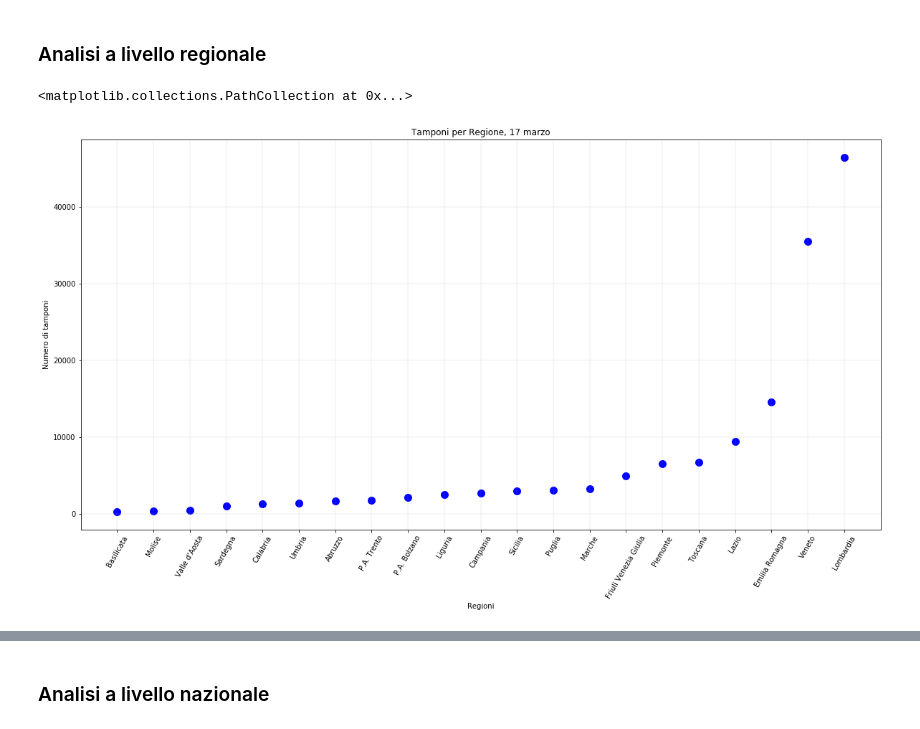
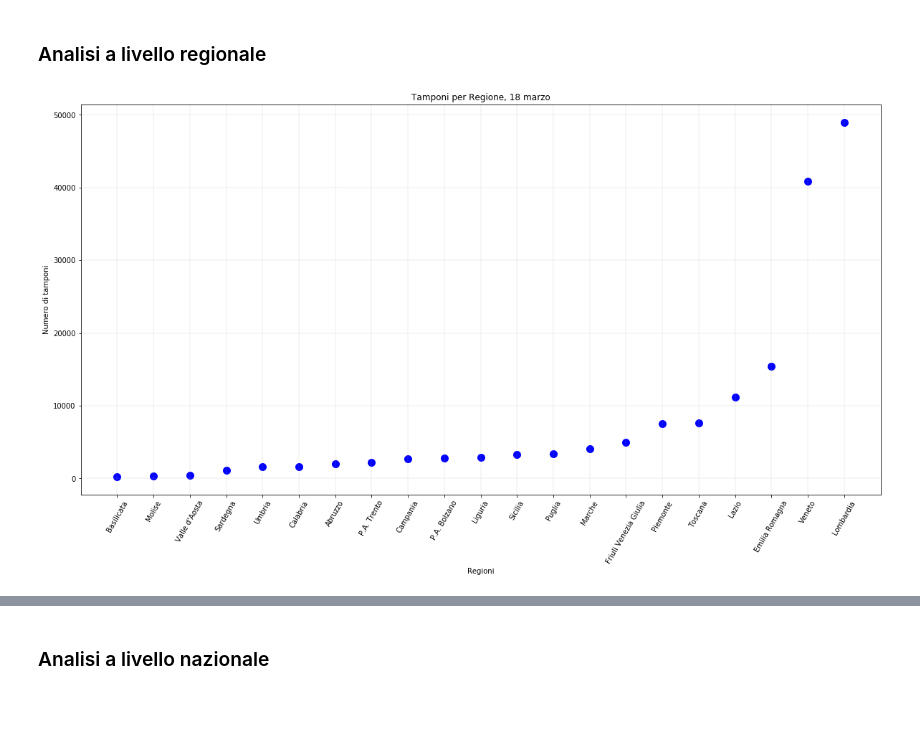
Before and after one commit to martinodn/CoViD-19, a Jupyter notebook: CoViD-19 analysis.ipynb, the cells around one changed output, grey strips where cells are left out. Saved outputs shown, nothing was run; the diff lists cells and outputs as text; code cells hidden in the pictures.

```diff
--- a/CoViD-19 analysis.ipynb
+++ b/CoViD-19 analysis.ipynb
@@ -12,7 +12,7 @@ import matplotlib
 # Dictionary of situation per each day
 # import the csv and append to the dictionary
 
-current_day=17
+current_day=18
 dataframes={}
 
 # February
@@ -57,16 +57,15 @@ abitanti['Veneto']=4905854
 # %%
 # Grafico tamponi per regione
 
 plt.figure(figsize=(20,10))
 plt.xticks(rotation=60)
 plt.xlabel('Regioni')
 plt.grid(linewidth=0.2)
 plt.ylabel('Numero di tamponi')
 plt.title('Tamponi per Regione, %s marzo' % current_day)
-plt.scatter(df_mar_17.sort_values(by='tamponi').denominazione_regione, df_mar_17.sort_values(by='tamponi').tamponi, color="blue",s=100)
+_=plt.scatter(df_mar_18.sort_values(by='tamponi').denominazione_regione, df_mar_18.sort_values(by='tamponi').tamponi, color="blue",s=100, marker="o")
 # %% [output]
-<matplotlib.collections.PathCollection at 0x...>
-[figure, old version]
+[figure, new version]
 # %%
 # Grafico positivi per regione
 plt.figure(figsize=(20,10))
```
Also changed, not shown: parts of 8 cells of this notebook.
